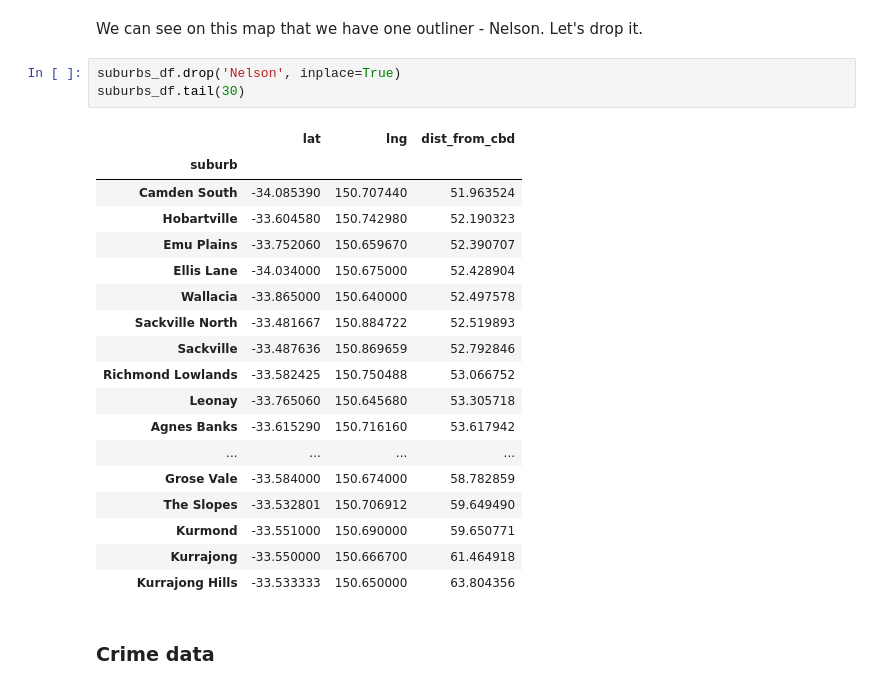
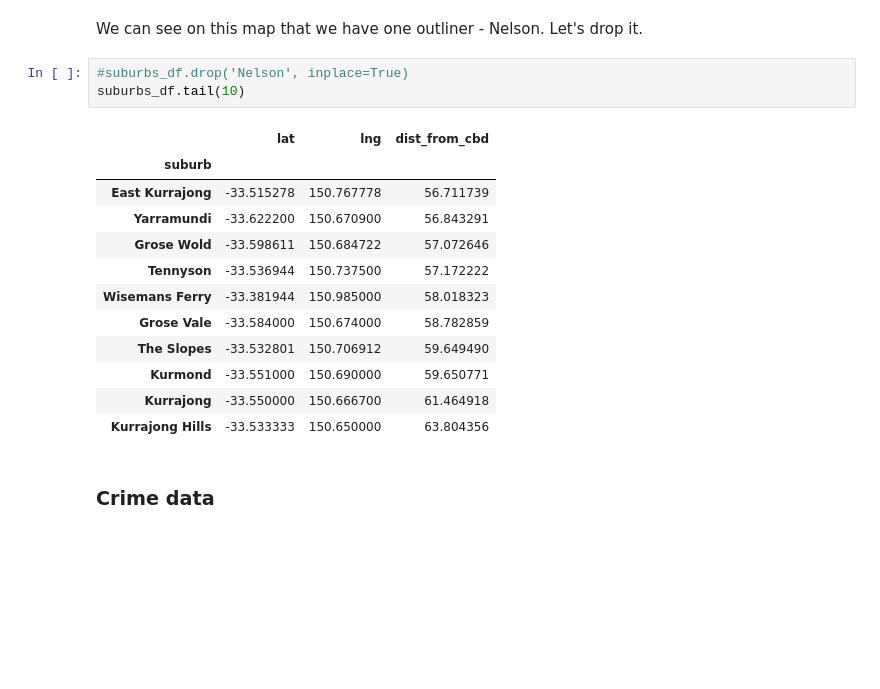
Before and after one commit to evanilukhin/Coursera_Capstone, a Jupyter notebook: Scaling offline business or where to place a new shop.ipynb, the cells around one changed output. Cells and saved outputs as stored; diff of their text form; blank space fills up the shorter version.

```diff
--- a/Scaling offline business or where to place a new shop.ipynb
+++ b/Scaling offline business or where to place a new shop.ipynb
@@ -205,22 +214,16 @@ venues_map
 # %% [markdown]
 We can see on this map that we have one outliner - Nelson. Let's drop it.
 # %%
-suburbs_df.drop('Nelson', inplace=True)
-suburbs_df.tail(30)
+#suburbs_df.drop('Nelson', inplace=True)
+suburbs_df.tail(10)
 # %% [output]
 |  | lat | lng | dist_from_cbd |
 | suburb |  |  |  |
-| Camden South | -34.085390 | 150.707440 | 51.963524 |
-| Hobartville | -33.604580 | 150.742980 | 52.190323 |
-| Emu Plains | -33.752060 | 150.659670 | 52.390707 |
-| Ellis Lane | -34.034000 | 150.675000 | 52.428904 |
-| Wallacia | -33.865000 | 150.640000 | 52.497578 |
-| Sackville North | -33.481667 | 150.884722 | 52.519893 |
-| Sackville | -33.487636 | 150.869659 | 52.792846 |
-| Richmond Lowlands | -33.582425 | 150.750488 | 53.066752 |
-| Leonay | -33.765060 | 150.645680 | 53.305718 |
-| Agnes Banks | -33.615290 | 150.716160 | 53.617942 |
-| ... | ... | ... | ... |
+| East Kurrajong | -33.515278 | 150.767778 | 56.711739 |
+| Yarramundi | -33.622200 | 150.670900 | 56.843291 |
+| Grose Wold | -33.598611 | 150.684722 | 57.072646 |
+| Tennyson | -33.536944 | 150.737500 | 57.172222 |
+| Wisemans Ferry | -33.381944 | 150.985000 | 58.018323 |
 | Grose Vale | -33.584000 | 150.674000 | 58.782859 |
 | The Slopes | -33.532801 | 150.706912 | 59.649490 |
 | Kurmond | -33.551000 | 150.690000 | 59.650771 |
```
Also changed, not shown: parts of 4 cells of this notebook, 2 other files.
